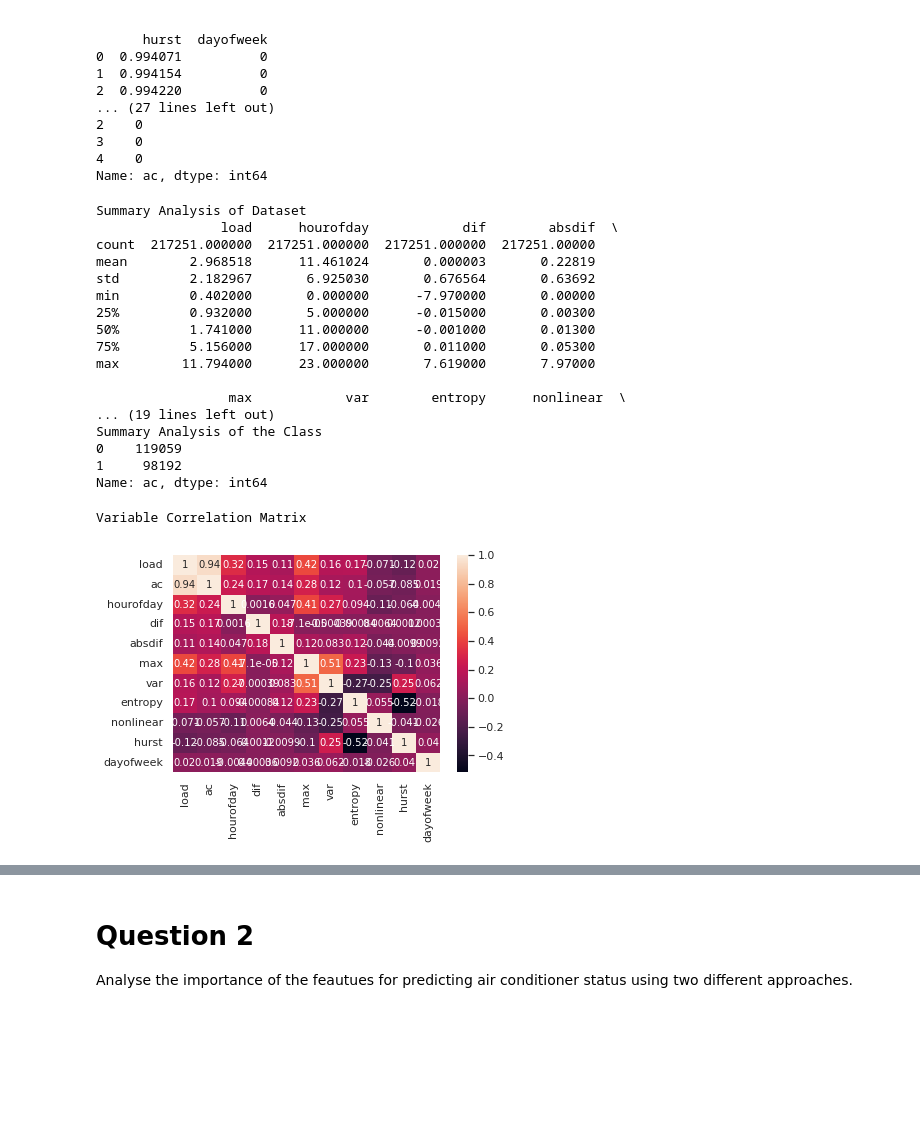
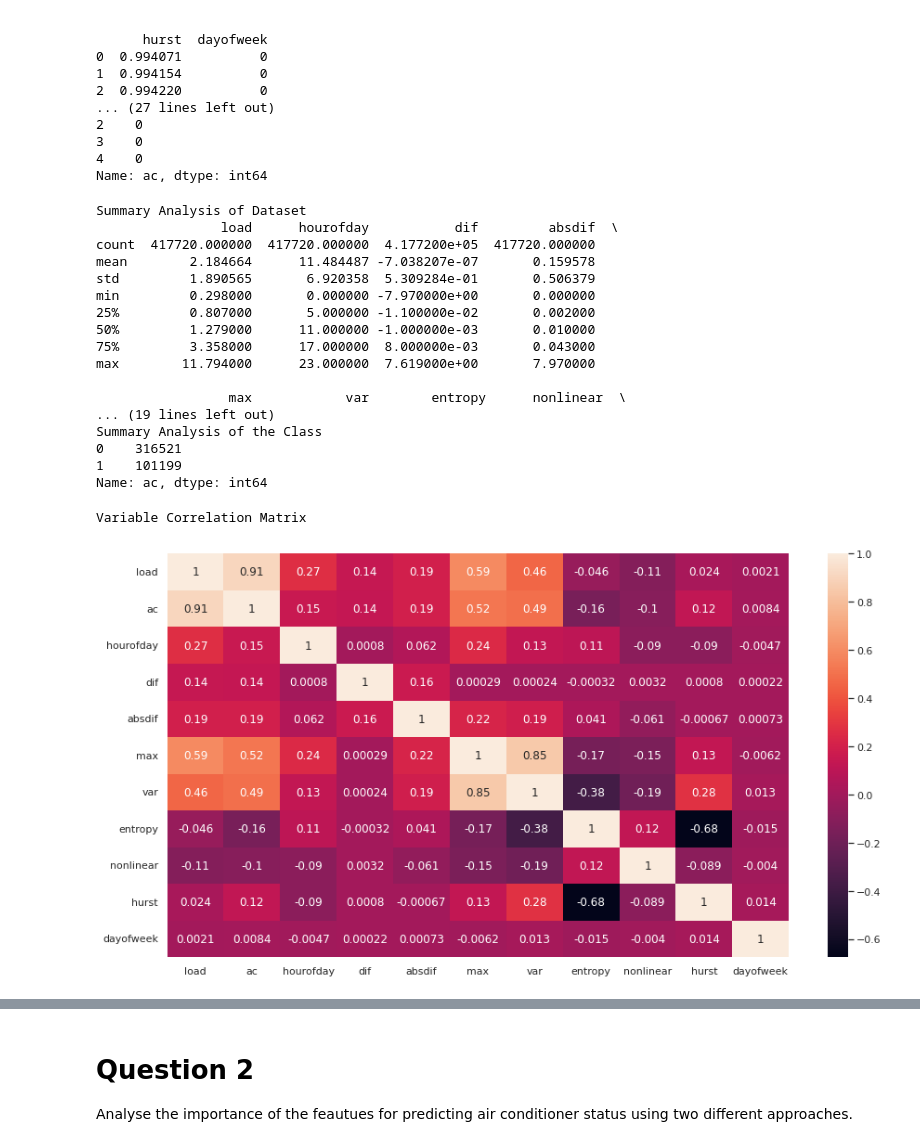
Before and after one commit to bryonbaker/SIT720, a Jupyter notebook: Ass3/SIT720_A3_85031775.ipynb, the cells around one changed output, grey strips where cells are left out. Saved outputs shown, nothing was run; the diff lists cells and outputs as text; code cells hidden in the pictures; blank space fills up the shorter version.

```diff
--- a/Ass3/SIT720_A3_85031775.ipynb
+++ b/Ass3/SIT720_A3_85031775.ipynb
@@ -29,14 +29,12 @@ Load and explore the training dataset. Explain the steps that you have taken.
 import os
 
 HOME = os.getenv('HOME')
-print(f"HOME directory: {HOME}\n")
+print(HOME)
 
 train_url = 'https://raw.githubusercontent.com/bryonbaker/datasets/main/SIT720/Ass3/ac_train_data.csv'
-#train_url = 'https://raw.githubusercontent.com/bryonbaker/datasets/main/SIT720/Ass3/debug_ac_train_data.csv'
 test_url = 'https://raw.githubusercontent.com/bryonbaker/datasets/main/SIT720/Ass3/ac_test_data.csv'
+
 train_path = HOME+"/datasets/SIT720/Ass3/ac_train_data.csv"
-train_path = HOME+"/datasets/SIT720/Ass3/debug_ac_train_data.csv"
-
 test_path = HOME+"/datasets/SIT720/Ass3/ac_test_data.csv"
 
 #
@@ -60,6 +58,6 @@ else:
 print()
 
 # Load the datasets from either local or remote.
-train_df = pd.read_csv(training_data)
-test_df = pd.read_csv(test_data)
+eng_train_df = pd.read_csv(training_data)
+eng_test_df = pd.read_csv(test_data)
 # %% [output]
@@ -73,8 +70,8 @@ Test data is local: /home/bryon/datasets/SIT720/Ass3/ac_test_data.csv
 # Drop the columns not used in the assignment
 
 # Drop the sequence number (column 0) from the test dataset. Column 0 is unlabeled so use the index number.
-train_df = train_df.drop(train_df.columns[[0]],axis=1)
-test_df = test_df.drop(test_df.columns[[0]],axis=1)
+eng_train_df = eng_train_df.drop(eng_train_df.columns[[0]],axis=1)
+eng_test_df = eng_test_df.drop(eng_test_df.columns[[0]],axis=1)
 # %%
 # Ordinal encode the days of week.
 
@@ -82,11 +79,11 @@ oldCol = "dayofweek"
 newCol = "dayofweeknum"
 dayMap = {'Sun' : 0, 'Mon': 1, "Tue" : 2, "Wed" : 3, "Thu" : 4, "Fri" : 5, "Sat" : 6 }    # How to map the values
 
-train_df[newCol] = train_df[oldCol].map(dayMap)    # Adds a new column with proper boolean values
-train_df = train_df.drop([oldCol], axis=1)    # Drop the old column before renaming the new column to the name just dropped
-train_df = train_df.rename(columns={newCol : oldCol})
+eng_train_df[newCol] = eng_train_df[oldCol].map(dayMap)    # Adds a new column with proper boolean values
+eng_train_df = eng_train_df.drop([oldCol], axis=1)    # Drop the old column before renaming the new column to the name just dropped
+eng_train_df = eng_train_df.rename(columns={newCol : oldCol})
 
-train_df.head()
+eng_train_df.head()
 # %% [output]
 |  | load | ac | hourofday | dif | absdif | max | var | entropy | nonlinear | hurst | ... |
 | 0 | 2.245 | 0 | 0 | 0.987 | 0.987 | 6.215 | 3.074549 | 0.678886 | 0.052903 | 0.994071 | ... |
@@ -142,38 +139,38 @@ Training Dataset
 Name: ac, dtype: int64
 # %%
 print("Summary Analysis of Dataset")
-print(train_X.describe())
+print(eng_train_X.describe())
 print()
 
 print("Summary Analysis of the Class")
-print(train_y.value_counts())
+print(eng_train_y.value_counts())
 # %% [output]
 Summary Analysis of Dataset
-                load      hourofday            dif        absdif  \
-count  217251.000000  217251.000000  217251.000000  217251.00000
-mean        2.968518      11.461024       0.000003       0.22819
-std         2.182967       6.925030       0.676564       0.63692
-min         0.402000       0.000000      -7.970000       0.00000
-25%         0.932000       5.000000      -0.015000       0.00300
-50%         1.741000      11.000000      -0.001000       0.01300
-75%         5.156000      17.000000       0.011000       0.05300
-max        11.794000      23.000000       7.619000       7.97000
+                load      hourofday           dif         absdif  \
+count  417720.000000  417720.000000  4.177200e+05  417720.000000
+mean        2.184664      11.484487 -7.038207e-07       0.159578
+std         1.890565       6.920358  5.309284e-01       0.506379
+min         0.298000       0.000000 -7.970000e+00       0.000000
+25%         0.807000       5.000000 -1.100000e-02       0.002000
+50%         1.279000      11.000000 -1.000000e-03       0.010000
+75%         3.358000      17.000000  8.000000e-03       0.043000
+max        11.794000      23.000000  7.619000e+00       7.970000
 
                  max            var        entropy      nonlinear  \
 ... (19 lines left out)
 Summary Analysis of the Class
-0    119059
-1     98192
+0    316521
+1    101199
 Name: ac, dtype: int64
 # %%
 print("Variable Correlation Matrix")
-corr_X = train_df.corr()
+corr_X = eng_train_df.corr()
 sn.set(rc = {'figure.figsize':(15,8)})
 sn.heatmap(corr_X, annot=True)
 plt.show()
 # %% [output]
 Variable Correlation Matrix
-[figure, old version]
+[figure, new version]
 # %%
 # Code snippet coutesy of: https://benjaminobi.medium.com/5-minutes-tutorial-on-how-to-compute-and-visualize-the-covariance-matrix-2597ab98d9ee#:~:text=The%20covariance%20matrix%20gives%20the,that%20displays%20the%20correlation%20coefficients.
 #
```
Also changed, not shown: parts of 18 cells of this notebook, 1 other file.
